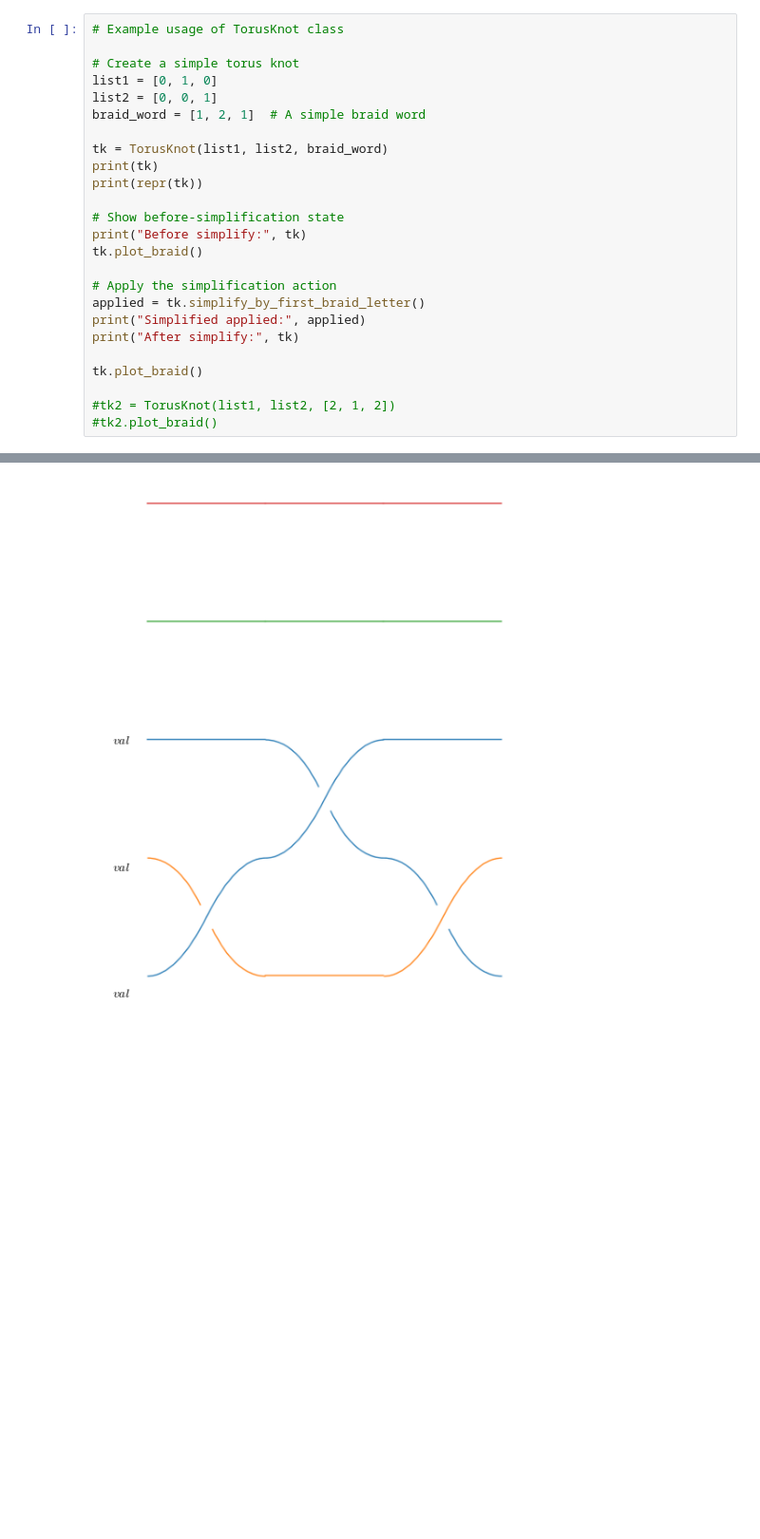
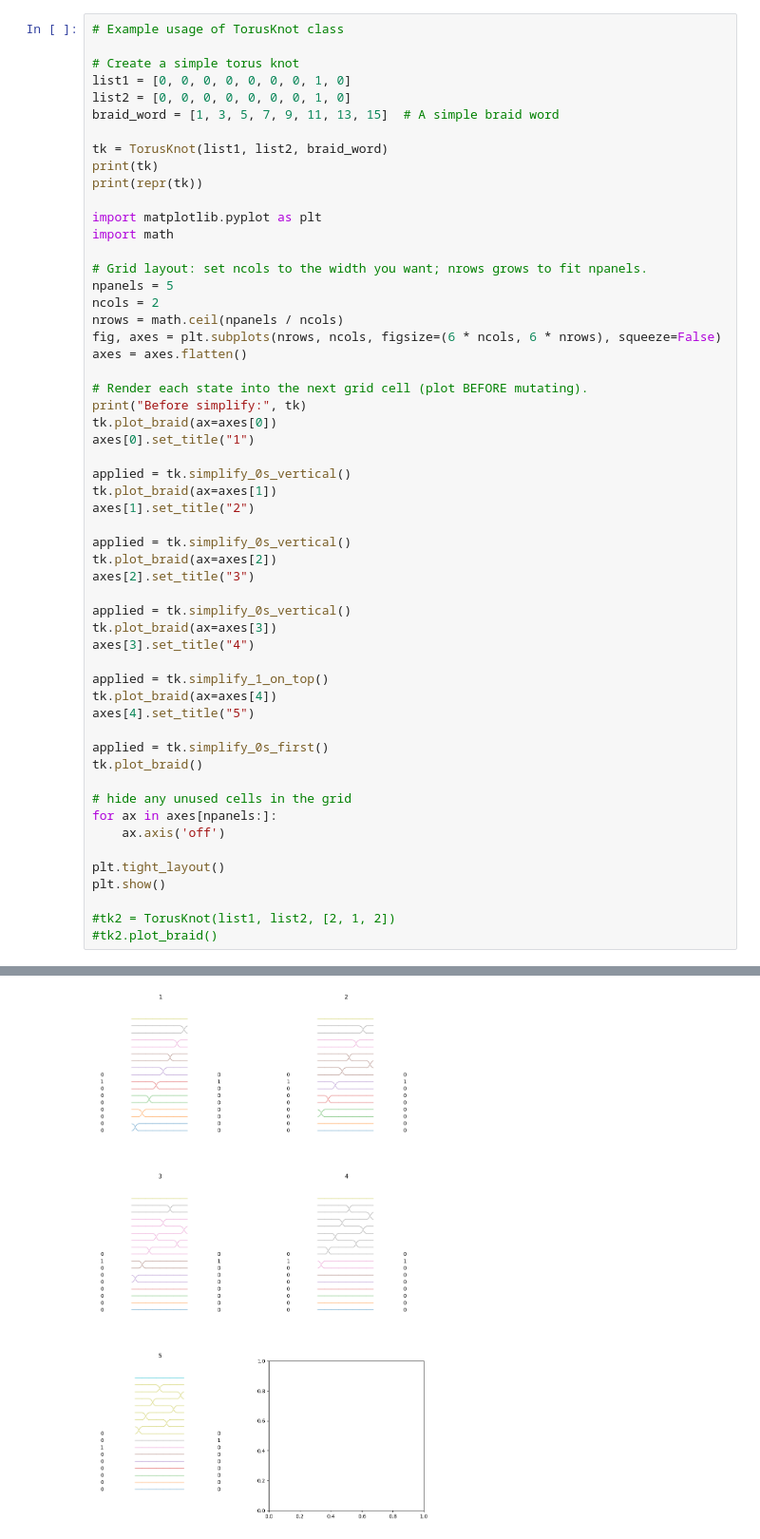
Before and after one commit to mmazin82/knots, a Jupyter notebook: knots-torus.ipynb, the cells around one changed output, grey strips where cells are left out. Shown at 95% size. Drawn from its saved outputs; the diff is of its cells as text; blank space fills up the shorter version.

Commit message:
further simplifications

```diff
--- a/knots-torus.ipynb
+++ b/knots-torus.ipynb
@@ -368,24 +547,54 @@ class TorusKnot:
 # Example usage of TorusKnot class
 
 # Create a simple torus knot
-list1 = [0, 1, 0]
-list2 = [0, 0, 1]
-braid_word = [1, 2, 1]  # A simple braid word
+list1 = [0, 0, 0, 0, 0, 0, 0, 1, 0]
+list2 = [0, 0, 0, 0, 0, 0, 0, 1, 0]
+braid_word = [1, 3, 5, 7, 9, 11, 13, 15]  # A simple braid word
 
 tk = TorusKnot(list1, list2, braid_word)
 print(tk)
 print(repr(tk))
 
-# Show before-simplification state
+import matplotlib.pyplot as plt
+import math
+
+# Grid layout: set ncols to the width you want; nrows grows to fit npanels.
+npanels = 5
+ncols = 2
+nrows = math.ceil(npanels / ncols)
+fig, axes = plt.subplots(nrows, ncols, figsize=(6 * ncols, 6 * nrows), squeeze=False)
+axes = axes.flatten()
+
+# Render each state into the next grid cell (plot BEFORE mutating).
 print("Before simplify:", tk)
+tk.plot_braid(ax=axes[0])
+axes[0].set_title("1")
+
+applied = tk.simplify_0s_vertical()
+tk.plot_braid(ax=axes[1])
+axes[1].set_title("2")
+
+applied = tk.simplify_0s_vertical()
+tk.plot_braid(ax=axes[2])
+axes[2].set_title("3")
+
+applied = tk.simplify_0s_vertical()
+tk.plot_braid(ax=axes[3])
+axes[3].set_title("4")
+
+applied = tk.simplify_1_on_top()
+tk.plot_braid(ax=axes[4])
+axes[4].set_title("5")
+
+applied = tk.simplify_0s_first()
 tk.plot_braid()
 
-# Apply the simplification action
-applied = tk.simplify_by_first_braid_letter()
-print("Simplified applied:", applied)
-print("After simplify:", tk)
+# hide any unused cells in the grid
+for ax in axes[npanels:]:
+    ax.axis('off')
 
-tk.plot_braid()
+plt.tight_layout()
+plt.show()
 
 #tk2 = TorusKnot(list1, list2, [2, 1, 2])
 #tk2.plot_braid()
@@ -402 +607 @@ Before simplify: Torus Knot:
-[figure, old version]
+[figure, new version]
```
Also changed, not shown: parts of 2 cells of this notebook.
